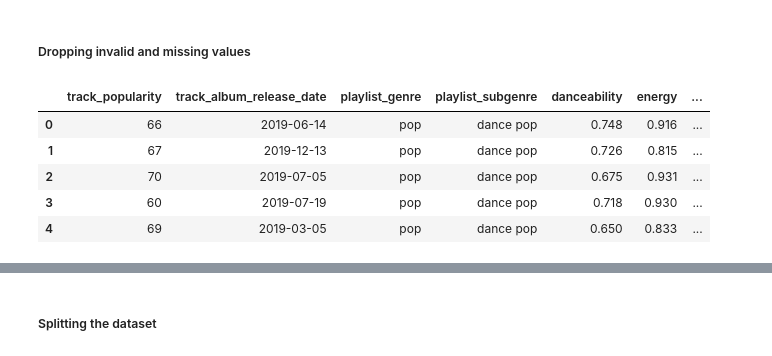
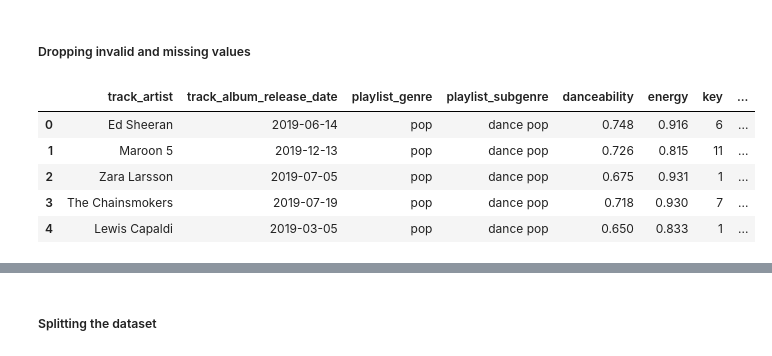
Before and after one commit to ssspetrovic/spotify-prediction, a Jupyter notebook: main.ipynb, the cells around one changed output, grey strips where cells are left out. Drawn from its saved outputs; the diff is of its cells as text; code cells hidden in the pictures.

Commit message:
Drop data + convert date to day monty year

```diff
--- a/main.ipynb
+++ b/main.ipynb
@@ -29,9 +29,39 @@ df.drop(rows_to_drop, inplace=True)
+# %%
+columns_to_drop = ['track_id', 'track_name', 'track_album_id', 'track_album_name', 'playlist_name', 'playlist_id']
+df.drop(columns=columns_to_drop, inplace=True)
+df.dropna(axis=0, inplace=True)
+
+rows_to_drop = df.loc[df['duration_ms'] < 20000].index
+df.drop(rows_to_drop, inplace=True)
+
+new_df = df.copy()
+
+# Assuming 'date' is a string column in the format 'YYYY-MM-DD'
+new_df[['year', 'month', 'day']] = new_df['track_album_release_date'].str.split('-', expand=True)
+
+# Convert the columns to numeric (to handle missing values during median calculation)
+new_df['year'] = pd.to_numeric(new_df['year'], errors='coerce', downcast='integer')
+new_df['month'] = pd.to_numeric(new_df['month'], errors='coerce', downcast='integer')
+new_df['day'] = pd.to_numeric(new_df['day'], errors='coerce', downcast='integer')
+
+# Calculate median values for year, month, and day
+median_year = int(new_df['year'].median())
+median_month = int(new_df['month'].median())
+median_day = int(new_df['day'].median())
+
+# Fill missing values with median values
+new_df['year'] = new_df['year'].fillna(median_year).astype(int)
+new_df['month'] = new_df['month'].fillna(median_month).astype(int)
+new_df['day'] = new_df['day'].fillna(median_day).astype(int)
+
+x = new_df.drop(['track_popularity'], axis=1)
+y = new_df['track_popularity']
 # %%
-df.head()
+x.head()
 # %% [output]
-|  | track_popularity | track_album_release_date | playlist_genre | playlist_subgenre | danceability | energy | ... |
-| 0 | 66 | 2019-06-14 | pop | dance pop | 0.748 | 0.916 | ... |
-| 1 | 67 | 2019-12-13 | pop | dance pop | 0.726 | 0.815 | ... |
-| 2 | 70 | 2019-07-05 | pop | dance pop | 0.675 | 0.931 | ... |
-| 3 | 60 | 2019-07-19 | pop | dance pop | 0.718 | 0.930 | ... |
-| 4 | 69 | 2019-03-05 | pop | dance pop | 0.650 | 0.833 | ... |
+|  | track_artist | track_album_release_date | playlist_genre | playlist_subgenre | danceability | energy | key | ... |
+| 0 | Ed Sheeran | 2019-06-14 | pop | dance pop | 0.748 | 0.916 | 6 | ... |
+| 1 | Maroon 5 | 2019-12-13 | pop | dance pop | 0.726 | 0.815 | 11 | ... |
+| 2 | Zara Larsson | 2019-07-05 | pop | dance pop | 0.675 | 0.931 | 1 | ... |
+| 3 | The Chainsmokers | 2019-07-19 | pop | dance pop | 0.718 | 0.930 | 7 | ... |
+| 4 | Lewis Capaldi | 2019-03-05 | pop | dance pop | 0.650 | 0.833 | 1 | ... |
```
Also changed, not shown: parts of 8 cells of this notebook.
